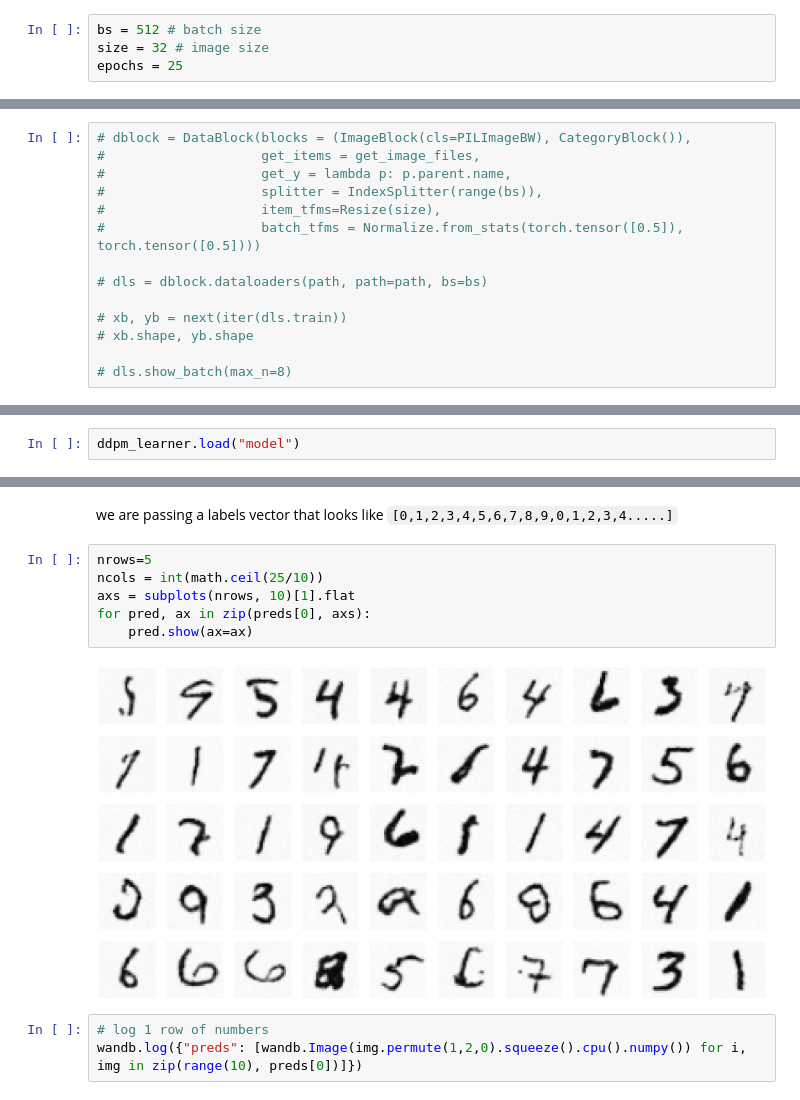
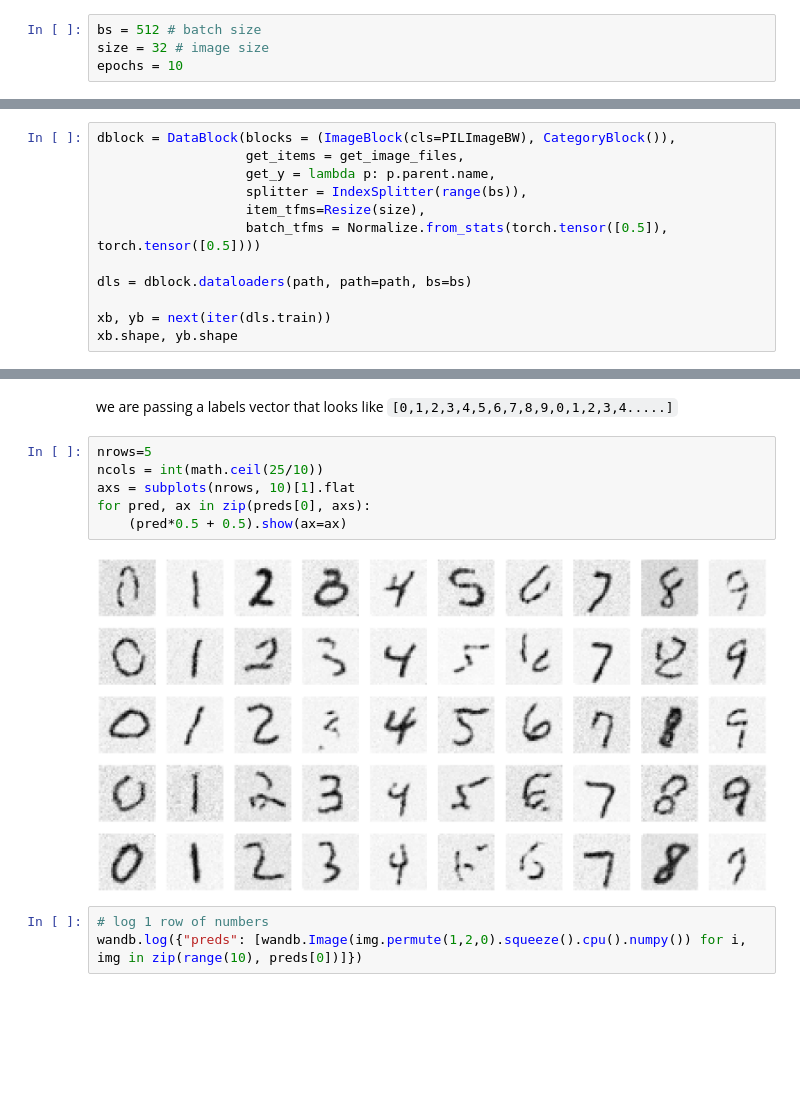
Before and after one commit to fastai/fastdiffusion, a Jupyter notebook: nbs/tcapelle/Diffusion_models_with_fastai_conditional.ipynb, the cells around one changed output, grey strips where cells are left out. Saved outputs shown, nothing was run; the diff lists cells and outputs as text; blank space fills up the shorter version.

```diff
--- a/nbs/tcapelle/Diffusion_models_with_fastai_conditional.ipynb
+++ b/nbs/tcapelle/Diffusion_models_with_fastai_conditional.ipynb
@@ -26,7 +26,7 @@ Let's load our data. We'll work with the famous MNIST dataset.
 # %%
 bs = 512 # batch size
 size = 32 # image size
-epochs = 25
+epochs = 10
 # %%
 path = untar_data(URLs.MNIST)
 # %% [markdown]
@@ -48,14 +38,12 @@ torch.float32
 # %%
-# dblock = DataBlock(blocks = (ImageBlock(cls=PILImageBW), CategoryBlock()),
-#                    get_items = get_image_files,
-#                    get_y = lambda p: p.parent.name,
-#                    splitter = IndexSplitter(range(bs)),
-#                    item_tfms=Resize(size),
-#                    batch_tfms = Normalize.from_stats(torch.tensor([0.5]), torch.tensor([0.5])))
+dblock = DataBlock(blocks = (ImageBlock(cls=PILImageBW), CategoryBlock()),
+                   get_items = get_image_files,
+                   get_y = lambda p: p.parent.name,
+                   splitter = IndexSplitter(range(bs)),
+                   item_tfms=Resize(size),
+                   batch_tfms = Normalize.from_stats(torch.tensor([0.5]), torch.tensor([0.5])))
 
-# dls = dblock.dataloaders(path, path=path, bs=bs)
+dls = dblock.dataloaders(path, path=path, bs=bs)
 
-# xb, yb = next(iter(dls.train))
-# xb.shape, yb.shape
-
-# dls.show_batch(max_n=8)
+xb, yb = next(iter(dls.train))
+xb.shape, yb.shape
@@ -140,5 +134,3 @@ Now we can create a fastai Learner with our DataLoaders, Callback (with the appr
 ddpm_learner = Learner(dls, model,
                        cbs=[ConditionalDDPMCallback(n_steps=1000, beta_min=0.0001, beta_max=0.02, tensor_type=TensorImageBW)],
                        loss_func=nn.MSELoss()).to_fp16()
-# %%
-ddpm_learner.load("model")
@@ -249,11 +194,11 @@ we are passing a labels vector that looks like `[0,1,2,3,4,5,6,7,8,9,0,1,2,3,4..
 # %%
 nrows=5
 ncols = int(math.ceil(25/10))
 axs = subplots(nrows, 10)[1].flat
 for pred, ax in zip(preds[0], axs):
-    pred.show(ax=ax)
+    (pred*0.5 + 0.5).show(ax=ax)
 # %% [output]
-[figure, old version]
+[figure, new version]
 # %%
 # log 1 row of numbers
 wandb.log({"preds": [wandb.Image(img.permute(1,2,0).squeeze().cpu().numpy()) for i, img in zip(range(10), preds[0])]})
```
Also changed, not shown: parts of 13 cells of this notebook.
